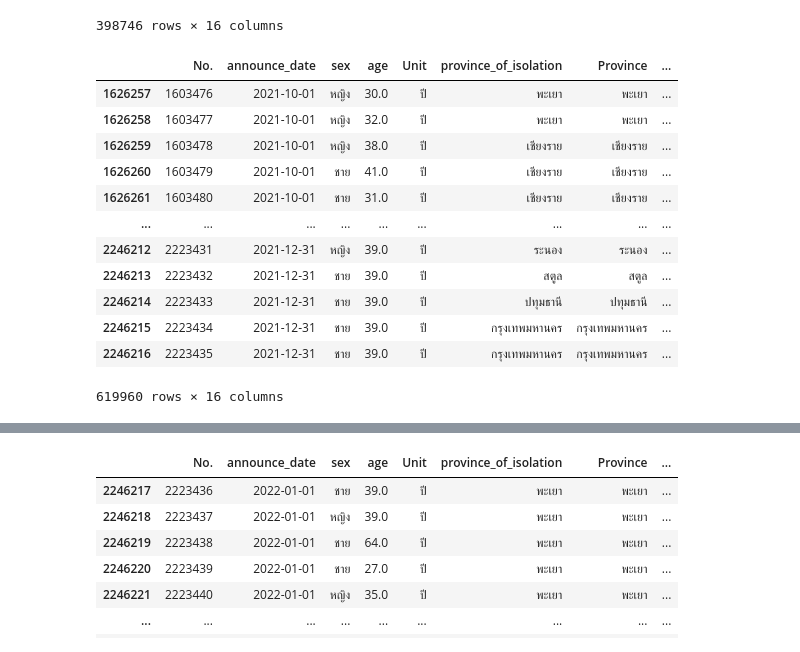
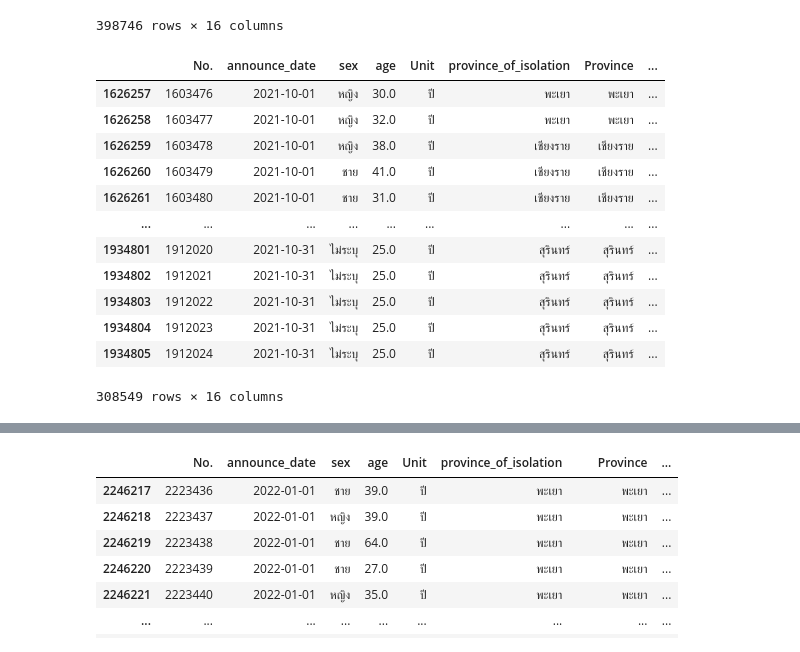
Before and after one commit to Nunticha24/data_viz_2022, a Jupyter notebook: Project_Dinosaur.ipynb, the cells around one changed output, grey strips where cells are left out. Saved outputs shown, nothing was run; the diff lists cells and outputs as text; code cells hidden in the pictures.

```diff
--- a/Project_Dinosaur.ipynb
+++ b/Project_Dinosaur.ipynb
@@ -582,19 +582,19 @@ data2021_5
 | 1626256 | 1603475 | 2021-09-30 | ชาย | 30.0 | ปี | สงขลา | สงขลา | ... |
 398746 rows × 16 columns
 # %%
-data2021_6 = data[((data['month'] == 10) |(data['month'] == 11) | (data['month'] == 12)) & (data['year'] == 2021)]
+data2021_6 = data[((data['month'] == 10)) & (data['year'] == 2021)]
 data2021_6
 # %% [output]
 |  | No. | announce_date | sex | age | Unit | province_of_isolation | Province | ... |
 | 1626257 | 1603476 | 2021-10-01 | หญิง | 30.0 | ปี | พะเยา | พะเยา | ... |
 | 1626258 | 1603477 | 2021-10-01 | หญิง | 32.0 | ปี | พะเยา | พะเยา | ... |
 | 1626259 | 1603478 | 2021-10-01 | หญิง | 38.0 | ปี | เชียงราย | เชียงราย | ... |
 | 1626260 | 1603479 | 2021-10-01 | ชาย | 41.0 | ปี | เชียงราย | เชียงราย | ... |
 | 1626261 | 1603480 | 2021-10-01 | ชาย | 31.0 | ปี | เชียงราย | เชียงราย | ... |
 | ... | ... | ... | ... | ... | ... | ... | ... | ... |
-| 2246212 | 2223431 | 2021-12-31 | หญิง | 39.0 | ปี | ระนอง | ระนอง | ... |
-| 2246213 | 2223432 | 2021-12-31 | ชาย | 39.0 | ปี | สตูล | สตูล | ... |
-| 2246214 | 2223433 | 2021-12-31 | ชาย | 39.0 | ปี | ปทุมธานี | ปทุมธานี | ... |
-| 2246215 | 2223434 | 2021-12-31 | ชาย | 39.0 | ปี | กรุงเทพมหานคร | กรุงเทพมหานคร | ... |
-| 2246216 | 2223435 | 2021-12-31 | ชาย | 39.0 | ปี | กรุงเทพมหานคร | กรุงเทพมหานคร | ... |
+| 1934801 | 1912020 | 2021-10-31 | ไม่ระบุ | 25.0 | ปี | สุรินทร์ | สุรินทร์ | ... |
+| 1934802 | 1912021 | 2021-10-31 | ไม่ระบุ | 25.0 | ปี | สุรินทร์ | สุรินทร์ | ... |
+| 1934803 | 1912022 | 2021-10-31 | ไม่ระบุ | 25.0 | ปี | สุรินทร์ | สุรินทร์ | ... |
+| 1934804 | 1912023 | 2021-10-31 | ไม่ระบุ | 25.0 | ปี | สุรินทร์ | สุรินทร์ | ... |
+| 1934805 | 1912024 | 2021-10-31 | ไม่ระบุ | 25.0 | ปี | สุรินทร์ | สุรินทร์ | ... |
-619960 rows × 16 columns
+308549 rows × 16 columns
```
Also changed, not shown: parts of 2 cells of this notebook.
